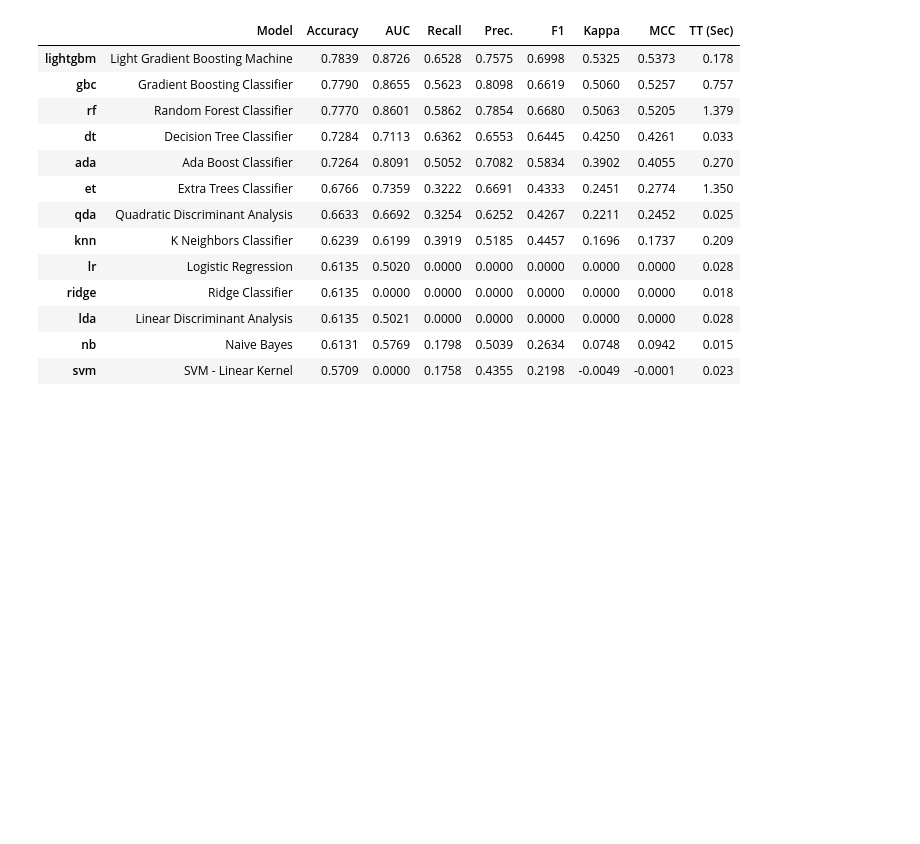
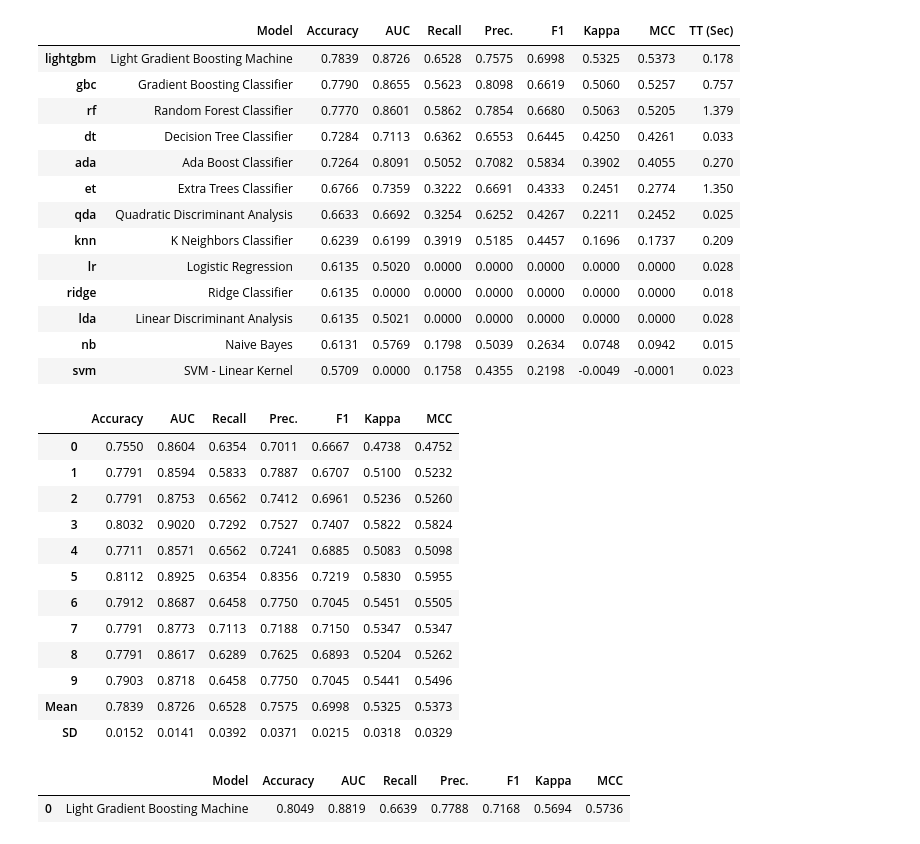
Before and after one commit to gyana-ranjan-dash/water-potability, a Jupyter notebook: water_probability.ipynb, the cells around one changed output. Drawn from its saved outputs; the diff is of its cells as text; code cells hidden in the pictures; blank space fills up the shorter version.

```diff
--- a/water_probability.ipynb
+++ b/water_probability.ipynb
@@ -251,3 +251,26 @@ best_model = compare_models()
 | lda | Linear Discriminant Analysis | 0.6135 | 0.5021 | 0.0000 | 0.0000 | 0.0000 | 0.0000 | 0.0000 | 0.028 |
 | nb | Naive Bayes | 0.6131 | 0.5769 | 0.1798 | 0.5039 | 0.2634 | 0.0748 | 0.0942 | 0.015 |
 | svm | SVM - Linear Kernel | 0.5709 | 0.0000 | 0.1758 | 0.4355 | 0.2198 | -0.0049 | -0.0001 | 0.023 |
+# %%
+# Creating the model
+GBM = create_model('lightgbm')
+# %% [output]
+|  | Accuracy | AUC | Recall | Prec. | F1 | Kappa | MCC |
+| 0 | 0.7550 | 0.8604 | 0.6354 | 0.7011 | 0.6667 | 0.4738 | 0.4752 |
+| 1 | 0.7791 | 0.8594 | 0.5833 | 0.7887 | 0.6707 | 0.5100 | 0.5232 |
+| 2 | 0.7791 | 0.8753 | 0.6562 | 0.7412 | 0.6961 | 0.5236 | 0.5260 |
+| 3 | 0.8032 | 0.9020 | 0.7292 | 0.7527 | 0.7407 | 0.5822 | 0.5824 |
+| 4 | 0.7711 | 0.8571 | 0.6562 | 0.7241 | 0.6885 | 0.5083 | 0.5098 |
+| 5 | 0.8112 | 0.8925 | 0.6354 | 0.8356 | 0.7219 | 0.5830 | 0.5955 |
+| 6 | 0.7912 | 0.8687 | 0.6458 | 0.7750 | 0.7045 | 0.5451 | 0.5505 |
+| 7 | 0.7791 | 0.8773 | 0.7113 | 0.7188 | 0.7150 | 0.5347 | 0.5347 |
+| 8 | 0.7791 | 0.8617 | 0.6289 | 0.7625 | 0.6893 | 0.5204 | 0.5262 |
+| 9 | 0.7903 | 0.8718 | 0.6458 | 0.7750 | 0.7045 | 0.5441 | 0.5496 |
+| Mean | 0.7839 | 0.8726 | 0.6528 | 0.7575 | 0.6998 | 0.5325 | 0.5373 |
+| SD | 0.0152 | 0.0141 | 0.0392 | 0.0371 | 0.0215 | 0.0318 | 0.0329 |
+# %%
+# Results for Test set
+result = predict_model(GBM)
+# %% [output]
+|  | Model | Accuracy | AUC | Recall | Prec. | F1 | Kappa | MCC |
+| 0 | Light Gradient Boosting Machine | 0.8049 | 0.8819 | 0.6639 | 0.7788 | 0.7168 | 0.5694 | 0.5736 |
```
Also changed, not shown: parts of 1 cell of this notebook.
